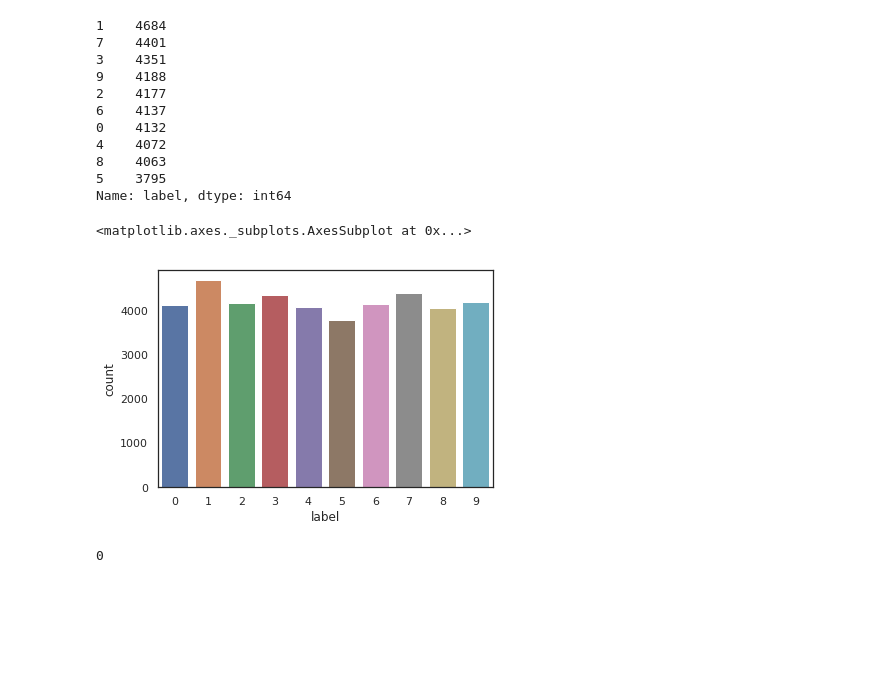
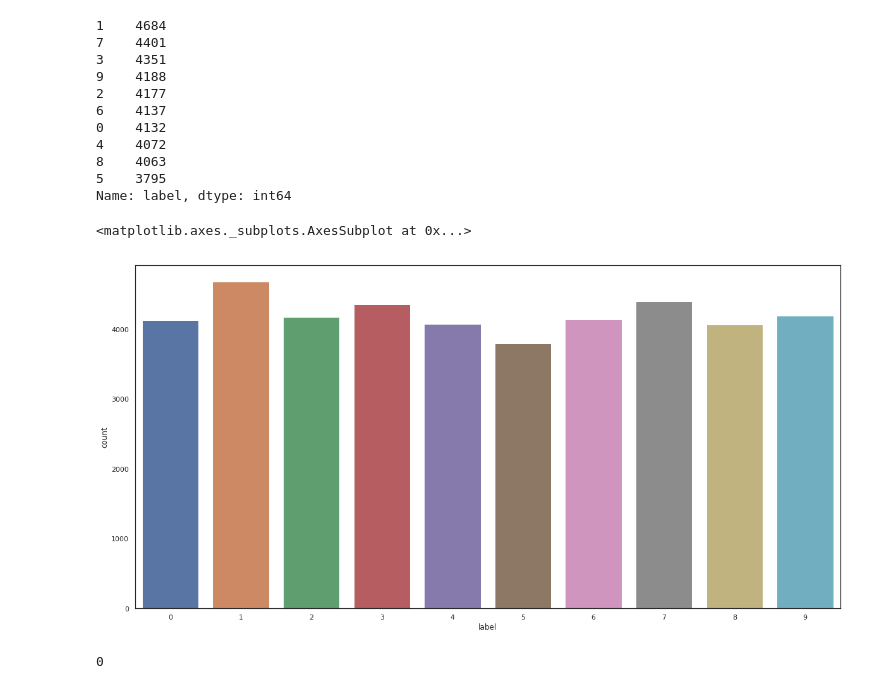
Before and after one commit to TanKinh/machine_learning, a Jupyter notebook: Digit Recognizer/src/Digit_cnn.ipynb, the cells around one changed output. Saved outputs shown, nothing was run; the diff lists cells and outputs as text; code cells hidden in the pictures; blank space fills up the shorter version.

Commit message:
explain diagram

```diff
--- a/Digit Recognizer/src/Digit_cnn.ipynb
+++ b/Digit Recognizer/src/Digit_cnn.ipynb
@@ -54,11 +54,12 @@ a
 8    4063
 5    3795
 Name: label, dtype: int64
-# %%
-sns.countplot(Y_train)
-# %% [output]
-<matplotlib.axes._subplots.AxesSubplot at 0x...>
-[figure, removed]
+# %%
+fig = plt.figure(figsize=(20,10))
+sns.countplot(Y_train)
+# %% [output]
+<matplotlib.axes._subplots.AxesSubplot at 0x...>
+[figure, added]
 # %%
 #check missing
 X_train.isnull().sum().sum()
```
Also changed, not shown: parts of 4 cells of this notebook, 9 other files.
